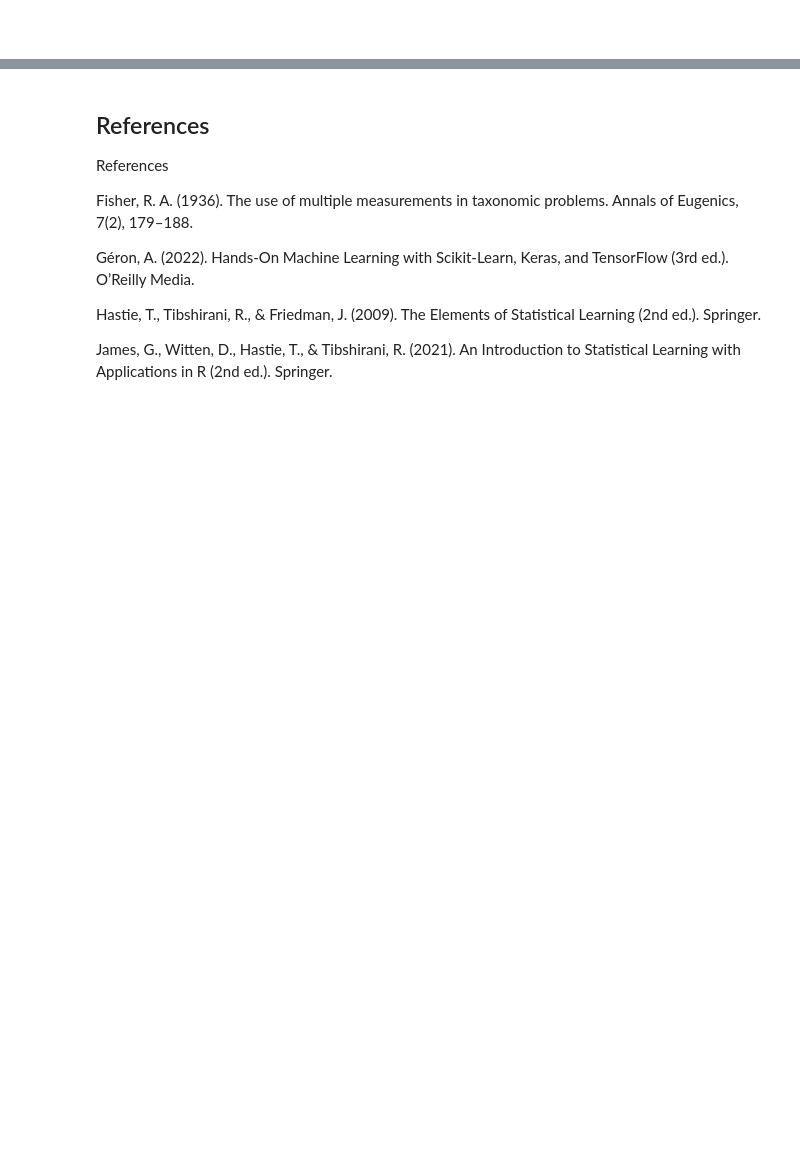
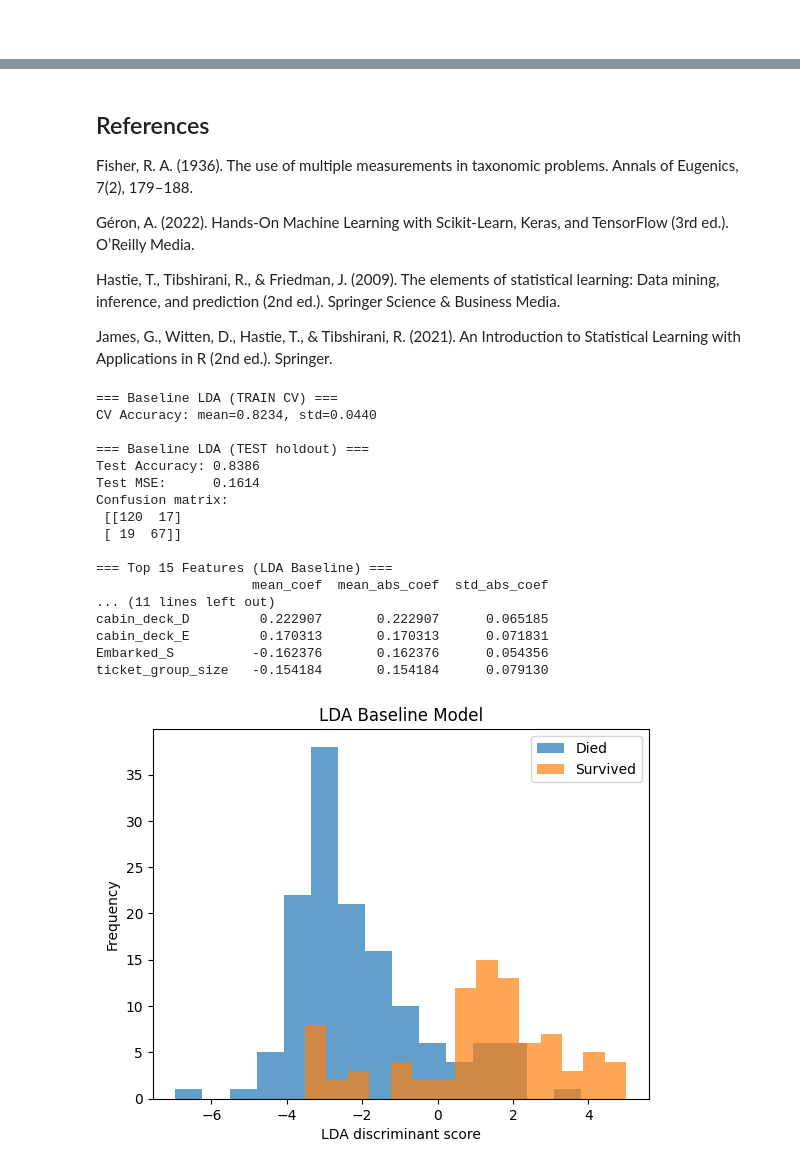
Before and after one commit to RoxyLiu66/data_572_group_5, a Jupyter notebook: coding/LDA.ipynb, the cells around one changed output, grey strips where cells are left out. Cells and saved outputs as stored; diff of their text form; code cells hidden in the pictures; blank space fills up the shorter version.

```diff
--- a/coding/LDA.ipynb
+++ b/coding/LDA.ipynb
@@ -269,12 +53,12 @@ LDA is one of the methods selected due to its interpertability and effectiveness
 # %% [markdown]
 ## References
-References
 
 Fisher, R. A. (1936). The use of multiple measurements in taxonomic problems. Annals of Eugenics, 7(2), 179–188.
 
+
 Géron, A. (2022). Hands-On Machine Learning with Scikit-Learn, Keras, and TensorFlow (3rd ed.). O’Reilly Media.
 
-Hastie, T., Tibshirani, R., & Friedman, J. (2009). The Elements of Statistical Learning (2nd ed.). Springer.
+Hastie, T., Tibshirani, R., & Friedman, J. (2009). The elements of statistical learning: Data mining, inference, and prediction (2nd ed.). Springer Science & Business Media.
 
 James, G., Witten, D., Hastie, T., & Tibshirani, R. (2021). An Introduction to Statistical Learning with Applications in R (2nd ed.). Springer.
 
@@ -287,0 +113,73 @@ Pedregosa, F., et al. (2011). Scikit-learn: Machine learning in Python. Journal
+# %%
+# -------------------------
+# 4) Baseline LDA model (no tuning)
+# -------------------------
+baseline_pipeline = Pipeline([
+    ("scaler", StandardScaler()),
+    ("lda", LinearDiscriminantAnalysis())  # default solver='svd'
+])
+
+cv_scores_baseline = cross_val_score(
+    baseline_pipeline, X_train, y_train,
+    cv=cv, scoring="accuracy"
+)
+
+print("=== Baseline LDA (TRAIN CV) ===")
+print(f"CV Accuracy: mean={cv_scores_baseline.mean():.4f}, std={cv_scores_baseline.std():.4f}")
+
+# Fit on TRAIN, evaluate on TEST
+baseline_pipeline.fit(X_train, y_train)
+y_pred_test = baseline_pipeline.predict(X_test)
+
+print("\n=== Baseline LDA (TEST holdout) ===")
+print(f"Test Accuracy: {accuracy_score(y_test, y_pred_test):.4f}")
+print(f"Test MSE:      {mean_squared_error(y_test, y_pred_test):.4f}")
+print("Confusion matrix:\n", confusion_matrix(y_test, y_pred_test))
+
+coefs_baseline = []
+for tr_idx, va_idx in cv.split(X_train, y_train):
+    X_tr, y_tr = X_train.iloc[tr_idx], y_train.iloc[tr_idx]
+    m = clone(baseline_pipeline)
+    m.fit(X_tr, y_tr)
+    coefs_baseline.append(m.named_steps["lda"].coef_.ravel())
+
+coefs_baseline = np.vstack(coefs_baseline)
+
+importance_baseline = pd.DataFrame({
+    "mean_coef": np.mean(coefs_baseline, axis=0),
+    "mean_abs_coef": np.mean(np.abs(coefs_baseline), axis=0),
+    "std_abs_coef":  np.std(np.abs(coefs_baseline), axis=0)
+}, index=X_train.columns).sort_values("mean_abs_coef", ascending=False)
+
+print("\n=== Top 15 Features (LDA Baseline) ===")
+print(importance_baseline.head(15))
+
+lda_scores_baseline = baseline_pipeline.decision_function(X_test)
+
+plt.figure()
+plt.hist(lda_scores_baseline[y_test == 0], bins=15, alpha=0.7, label="Died")
+plt.hist(lda_scores_baseline[y_test == 1], bins=15, alpha=0.7, label="Survived")
+plt.xlabel("LDA discriminant score")
+plt.ylabel("Frequency")
+plt.title("LDA Baseline Model")
+plt.legend()
+plt.show()
+# %% [output]
+=== Baseline LDA (TRAIN CV) ===
+CV Accuracy: mean=0.8234, std=0.0440
+
+=== Baseline LDA (TEST holdout) ===
+Test Accuracy: 0.8386
+Test MSE:      0.1614
+Confusion matrix:
+ [[120  17]
+ [ 19  67]]
+
+=== Top 15 Features (LDA Baseline) ===
+                    mean_coef  mean_abs_coef  std_abs_coef
+... (11 lines left out)
+cabin_deck_D         0.222907       0.222907      0.065185
+cabin_deck_E         0.170313       0.170313      0.071831
+Embarked_S          -0.162376       0.162376      0.054356
+ticket_group_size   -0.154184       0.154184      0.079130
+[figure, added]
```
Also changed, not shown: parts of 14 cells of this notebook.
